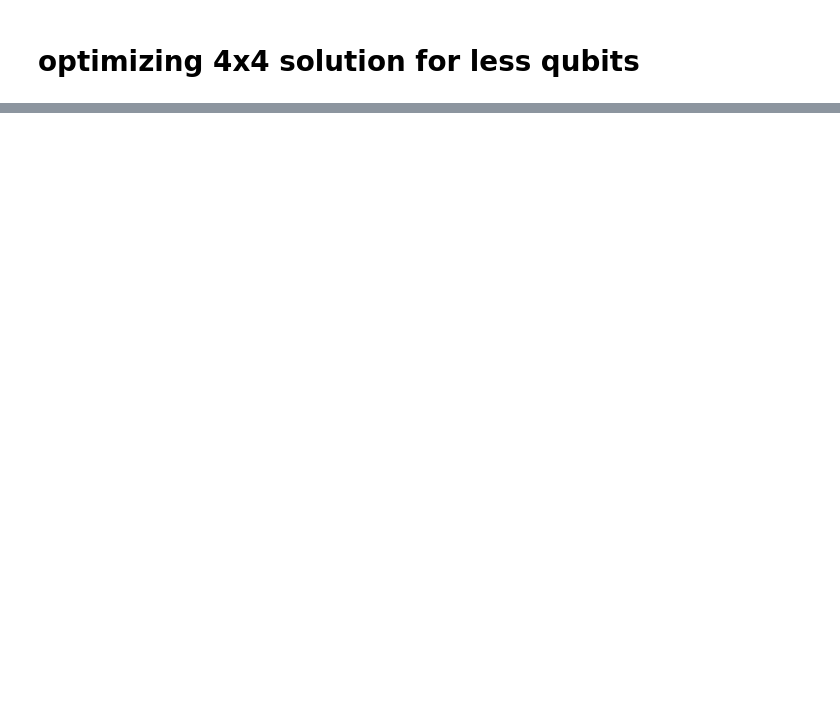
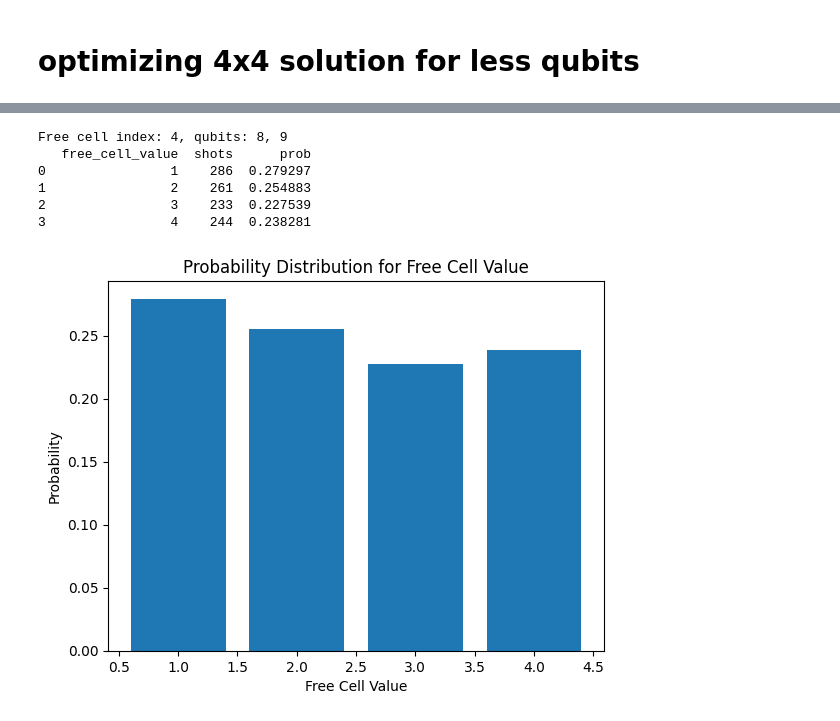
Before and after one commit to tglik/QuantumLearn, a Jupyter notebook: sudoku.ipynb, the cells around one changed output, grey strips where cells are left out. Saved outputs shown, nothing was run; the diff lists cells and outputs as text; code cells hidden in the pictures; blank space fills up the shorter version.

```diff
--- a/sudoku.ipynb
+++ b/sudoku.ipynb
@@ -557,6 +566,9 @@ output_qubit = QuantumRegister(1, name='out')
 cbits = ClassicalRegister(32, name='cbits')
 qc = QuantumCircuit(var_qubits, output_qubit, cbits)
 
+opt_clause_list = filter_clause_list_by_clues(clause_list, clues)
+print(f"Optimized clauses len {len(opt_clause_list)}")
+
 # Initialize 'out0' in state |->
 qc.initialize([1, -1]/np.sqrt(2), output_qubit)
 
@@ -566,11 +578,12 @@ initialize(qc, var_qubits, clues)
 qc.barrier()  # for visual separation
 
 # do 2 iterations
-for i in range(2):
-    # Apply our oracle
-    sudoku_oracle_ver_2(qc, clause_list, output_qubit)
+free_cells = 1
+num_cycles = round(np.pi/4 * 2**free_cells)  # ≈ 51472
+print(f"num cycles= {num_cycles}")
+for i in range(num_cycles):
+    sudoku_oracle(qc, opt_clause_list, output_qubit)
     qc.barrier()  # for visual separation
-    # Apply our diffuser
     qc.append(diffuser(4), [0,1,2,3])
 
 # Measure the variable qubits
@@ -665,0 +743,47 @@ Using backend: ibm_torino
+# %%
+# --- Strict clue enforcement for 4x4 Sudoku ---
+# This cell will strictly enforce clues and constraints in the oracle, so only the correct solution is amplified.
+# It will also print the probabilities for each possible value of the free cell.
+
+# Helper to find the free cell index and its qubit indices
+def find_free_cell(clues):
+    for idx, v in enumerate(clues):
+        if v == 0:
+            return idx, 2*idx, 2*idx+1
+    return None, None, None
+
+free_idx, q0_idx, q1_idx = find_free_cell(clues)
+
+print(f"Free cell index: {free_idx}, qubits: {q0_idx}, {q1_idx}")
+
+# Build a mapping from bitstring to cell value for the free cell
+def decode_free_cell(bitstring, q0_idx, q1_idx):
+    # bitstring is a string, reverse for Qiskit order
+    bits = [int(b) for b in bitstring[::-1]]
+    low = bits[q0_idx]
+    high = bits[q1_idx]
+    return ((high << 1) | low) + 1  # value 1-4
+
+# Analyze the output probabilities for the free cell
+import pandas as pd
+df_counts = pd.DataFrame(list(counts.items()), columns=['bitstring', 'shots'])
+df_counts['free_cell_value'] = df_counts['bitstring'].apply(lambda b: decode_free_cell(b, q0_idx, q1_idx))
+df_counts_grouped = df_counts.groupby('free_cell_value')['shots'].sum().reset_index()
+df_counts_grouped['prob'] = df_counts_grouped['shots'] / df_counts_grouped['shots'].sum()
+print(df_counts_grouped)
+
+# Show histogram for free cell value
+import matplotlib.pyplot as plt
+plt.bar(df_counts_grouped['free_cell_value'], df_counts_grouped['prob'])
+plt.xlabel('Free Cell Value')
+plt.ylabel('Probability')
+plt.title('Probability Distribution for Free Cell Value')
+plt.show()
+# %% [output]
+Free cell index: 4, qubits: 8, 9
+   free_cell_value  shots      prob
+0                1    286  0.279297
+1                2    261  0.254883
+2                3    233  0.227539
+3                4    244  0.238281
+[figure, added]
```
Also changed, not shown: parts of 11 cells of this notebook, 1 other file.
